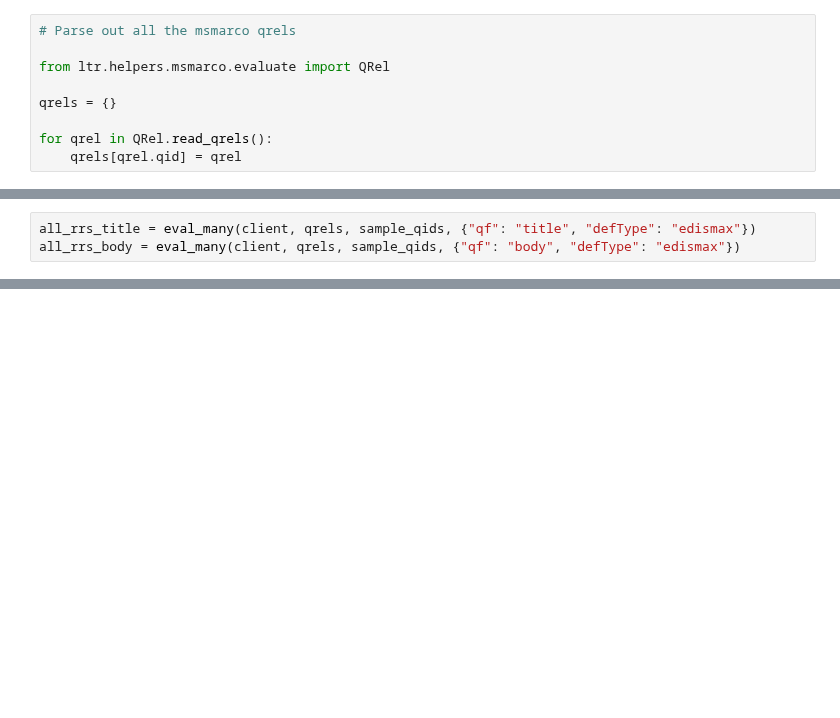
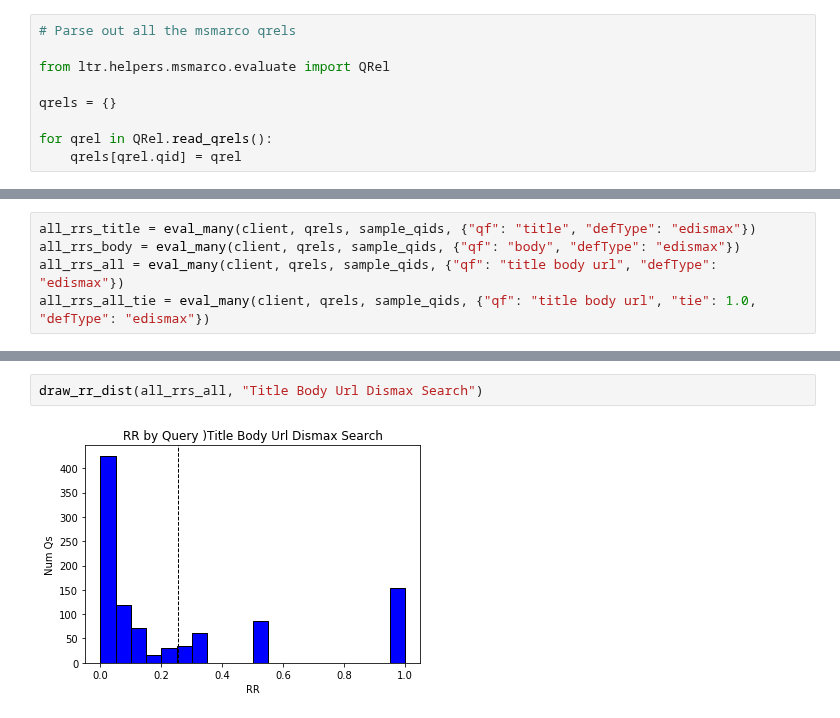
Before and after one commit to o19s/hello-ltr, a Jupyter notebook: msmarco.ipynb, the cells around one changed output, grey strips where cells are left out. Drawn from its saved outputs; the diff is of its cells as text; blank space fills up the shorter version.

```diff
--- a/msmarco.ipynb
+++ b/msmarco.ipynb
@@ -94,3 +245,5 @@ def eval_many(client, qrels, sample_qids, params):
 # %%
 all_rrs_title = eval_many(client, qrels, sample_qids, {"qf": "title", "defType": "edismax"})
 all_rrs_body = eval_many(client, qrels, sample_qids, {"qf": "body", "defType": "edismax"})
+all_rrs_all = eval_many(client, qrels, sample_qids, {"qf": "title body url", "defType": "edismax"})
+all_rrs_all_tie = eval_many(client, qrels, sample_qids, {"qf": "title body url", "tie": 1.0, "defType": "edismax"})
@@ -155,0 +290,4 @@ plt.xlabel('RR'); plt.ylabel('Num Qs');
+# %%
+draw_rr_dist(all_rrs_all, "Title Body Url Dismax Search")
+# %% [output]
+[figure, added]
```
Also changed, not shown: parts of 17 cells of this notebook, 7 other files.
